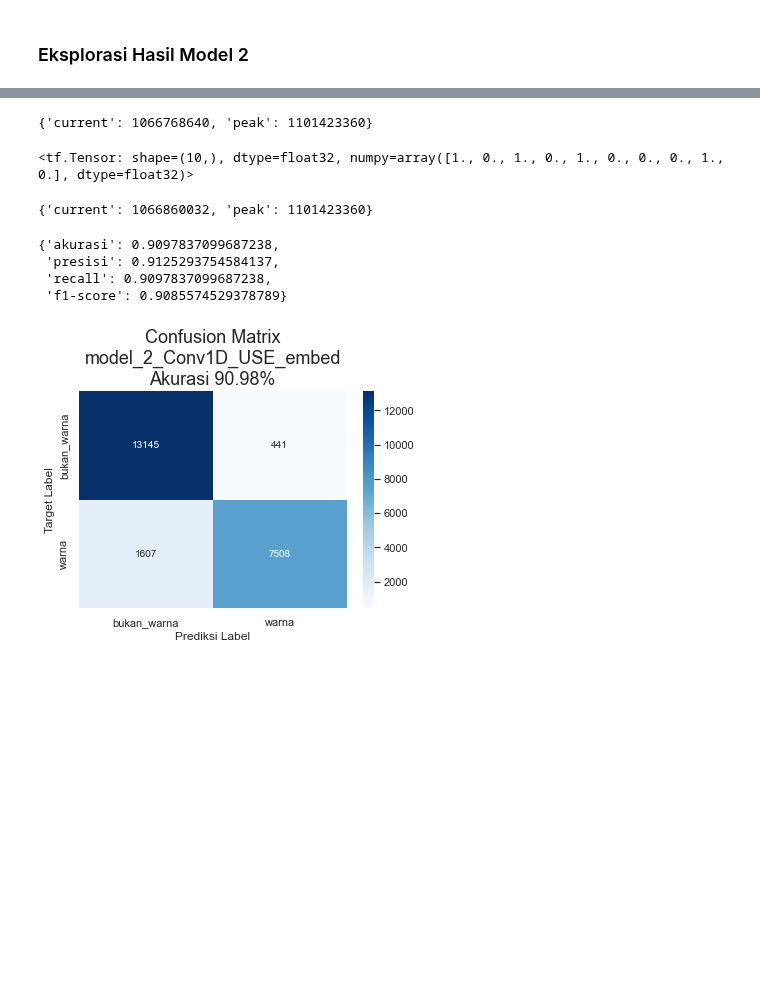
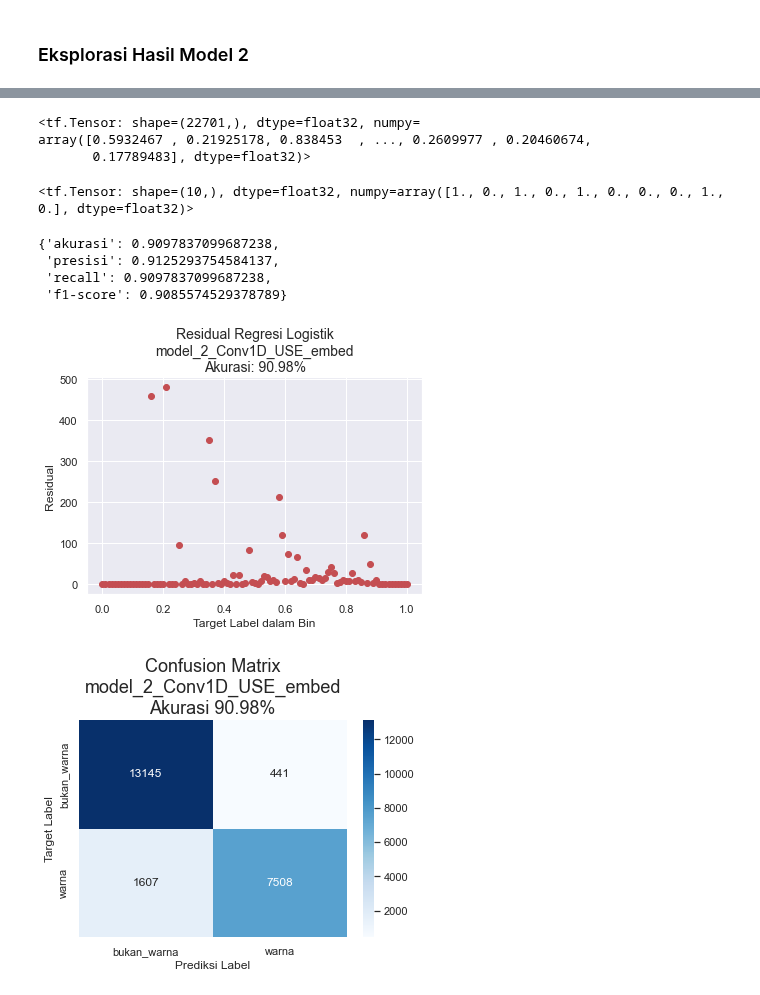
Before and after one commit to johanesPao/ColorSkim, a Jupyter notebook: ColorSkim_AI.ipynb, the cells around one changed output, grey strips where cells are left out. Drawn from its saved outputs; the diff is of its cells as text; code cells hidden in the pictures; blank space fills up the shorter version.

```diff
--- a/ColorSkim_AI.ipynb
+++ b/ColorSkim_AI.ipynb
@@ -1156,15 +1138,15 @@ model_2.evaluate(test_kata_dataset)
-# %%
-tf.config.experimental.get_memory_info('GPU:0')
-# %% [output]
-{'current': 1066768640, 'peak': 1101423360}
+# %%
+# Membuat probabilitas prediksi model_2
+model_2_pred_prob = tf.squeeze(model_2.predict(test_kata_dataset))
+model_2_pred_prob
+# %% [output]
+<tf.Tensor: shape=(22701,), dtype=float32, numpy=
+array([0.5932467 , 0.21925178, 0.838453  , ..., 0.2609977 , 0.20460674,
+       0.17789483], dtype=float32)>
 # %%
 # Membuat prediksi dengan model_2
-model_2_pred = tf.squeeze(tf.round(model_2.predict(test_kata_dataset)))
+model_2_pred = tf.round(model_2_pred_prob)
 model_2_pred[:10]
 # %% [output]
 <tf.Tensor: shape=(10,), dtype=float32, numpy=array([1., 0., 1., 0., 1., 0., 0., 0., 1., 0.], dtype=float32)>
-# %%
-tf.config.experimental.get_memory_info('GPU:0')
-# %% [output]
-{'current': 1066860032, 'peak': 1101423360}
 # %%
@@ -1177,4 +1159,9 @@ model_2_metrik
  'presisi': 0.9125293754584137,
  'recall': 0.9097837099687238,
  'f1-score': 0.9085574529378789}
+# %%
+# Plot residual dari model_2
+residual_plot_logr(test_target, model_2, MODEL[2], model_2_metrik['akurasi'], model_2_pred_prob)
+# %% [output]
+[figure, added]
 # %%
```
Also changed, not shown: parts of 47 cells of this notebook, 1 other file.
